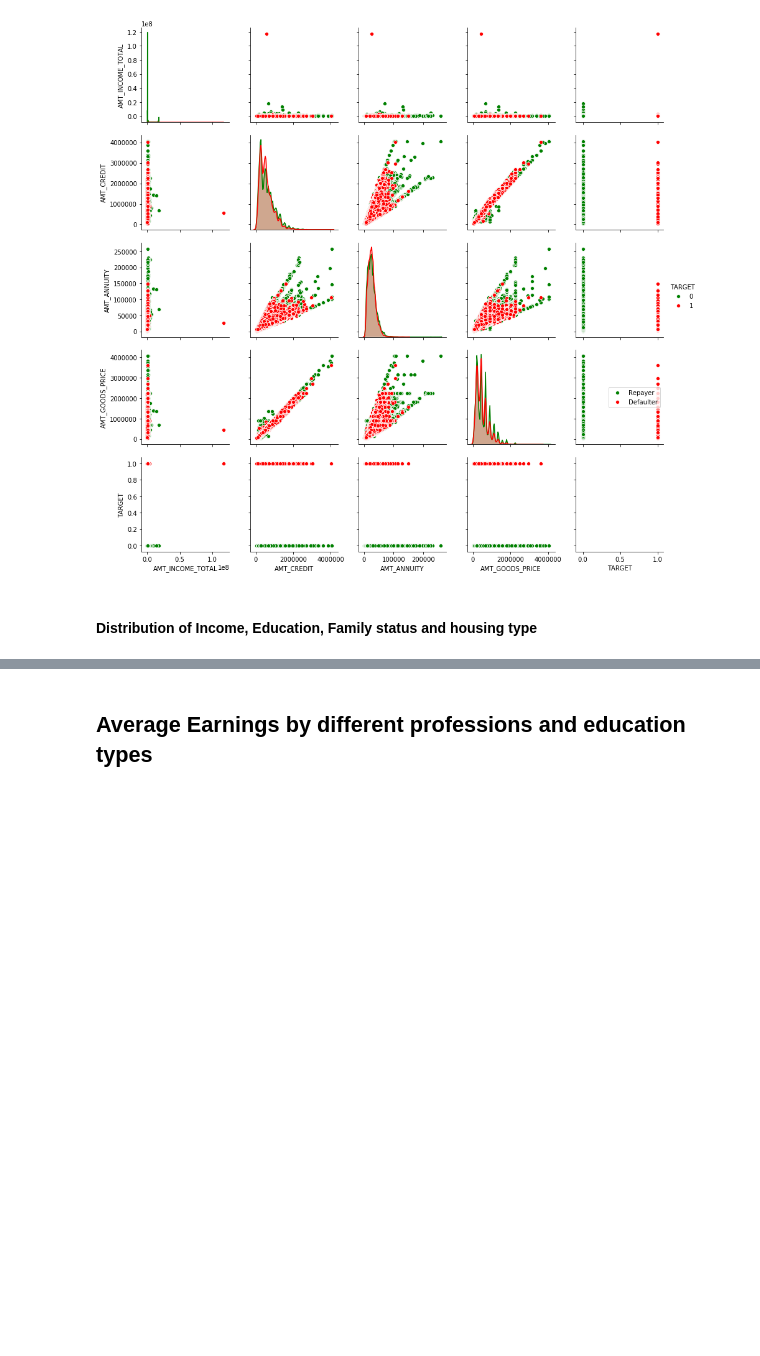
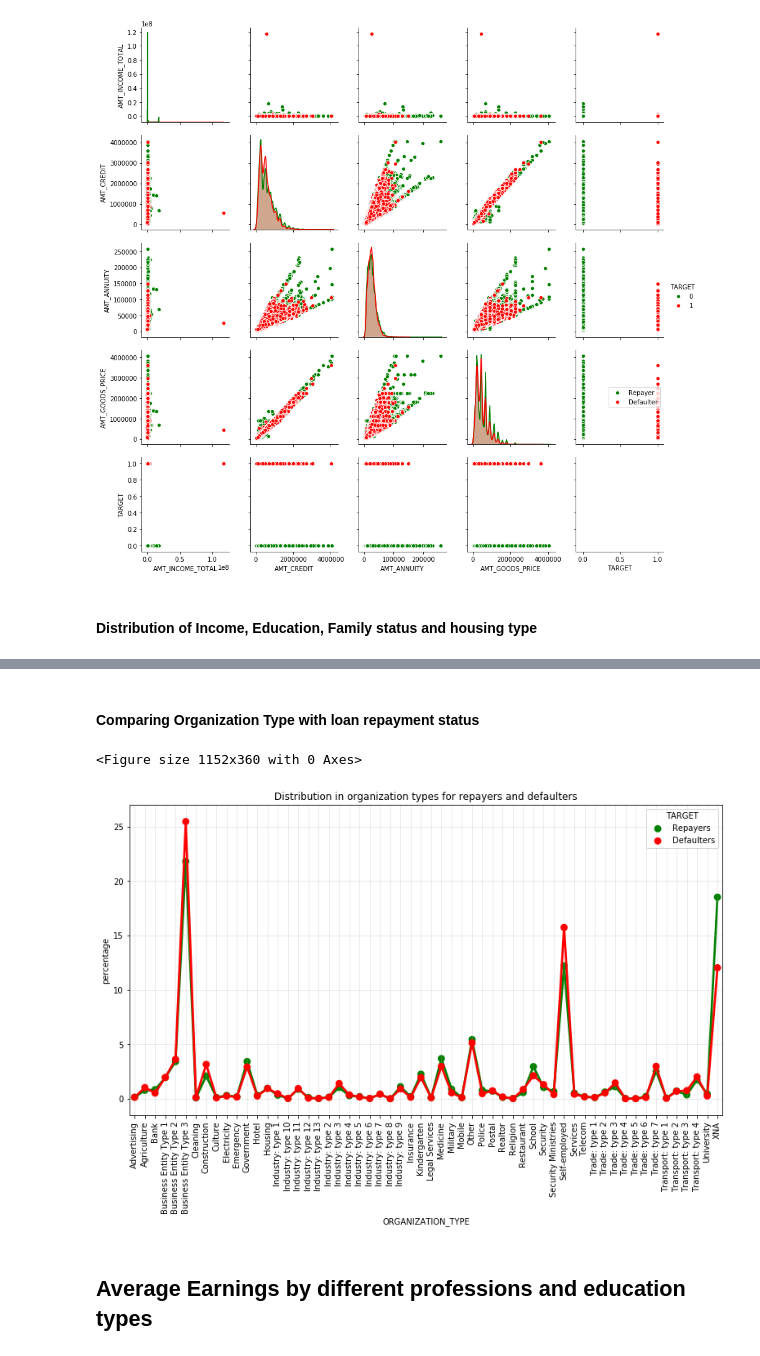
Before and after one commit to padma-it/DataScienceCaseStudies, a Jupyter notebook: Credit EDA/EDA Case Study - Bank Loan - Amrita.ipynb, the cells around one changed output, grey strips where cells are left out. Drawn from its saved outputs; the diff is of its cells as text; code cells hidden in the pictures; blank space fills up the shorter version.

```diff
--- a/Credit EDA/EDA Case Study - Bank Loan - Amrita.ipynb
+++ b/Credit EDA/EDA Case Study - Bank Loan - Amrita.ipynb
@@ -480,3 +467,30 @@ mapping("NAME_HOUSING_TYPE")
+# %% [markdown]
+#### Comparing Organization Type with loan repayment status
+# %%
+plt.figure(figsize=(16,5))
+org = applicationDF.groupby("TARGET").agg({"ORGANIZATION_TYPE":"value_counts"})
+org = org.rename(columns = {"ORGANIZATION_TYPE":"value_counts"}).reset_index()
+org_0 = org[org["TARGET"] == 0]
+org_1 = org[org["TARGET"] == 1]
+org_0["percentage"] = org_0["value_counts"]*100/org_0["value_counts"].sum()
+org_1["percentage"] = org_1["value_counts"]*100/org_1["value_counts"].sum()
+
+organization = pd.concat([org_0,org_1],axis=0)
+organization = organization.sort_values(by="ORGANIZATION_TYPE",ascending=True)
+
+organization["TARGET"] = organization["TARGET"].replace({0:"Repayers",1:"Defaulters"})
+
+organization
+plt.figure(figsize=(13,7))
+ax = sns.pointplot("ORGANIZATION_TYPE","percentage",
+                   data=organization,hue="TARGET",palette=["g","r"])
+plt.xticks(rotation=90)
+plt.grid(True,alpha=.3)
+ax.set_title("Distribution in organization types for repayers and defaulters")
+plt.show()
+# %% [output]
+<Figure size 1152x360 with 0 Axes>
+[figure, added]
 # %% [markdown]
 ## Average Earnings by different professions and education types
 # %%
```
Also changed, not shown: parts of 16 cells of this notebook.
